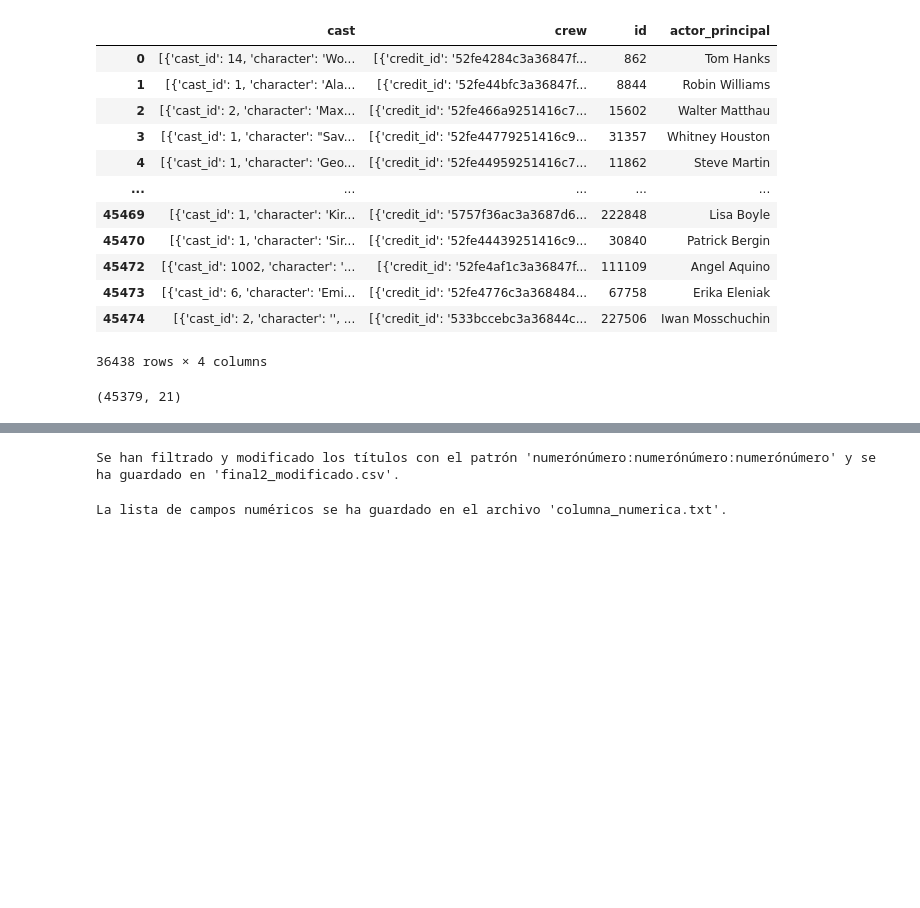
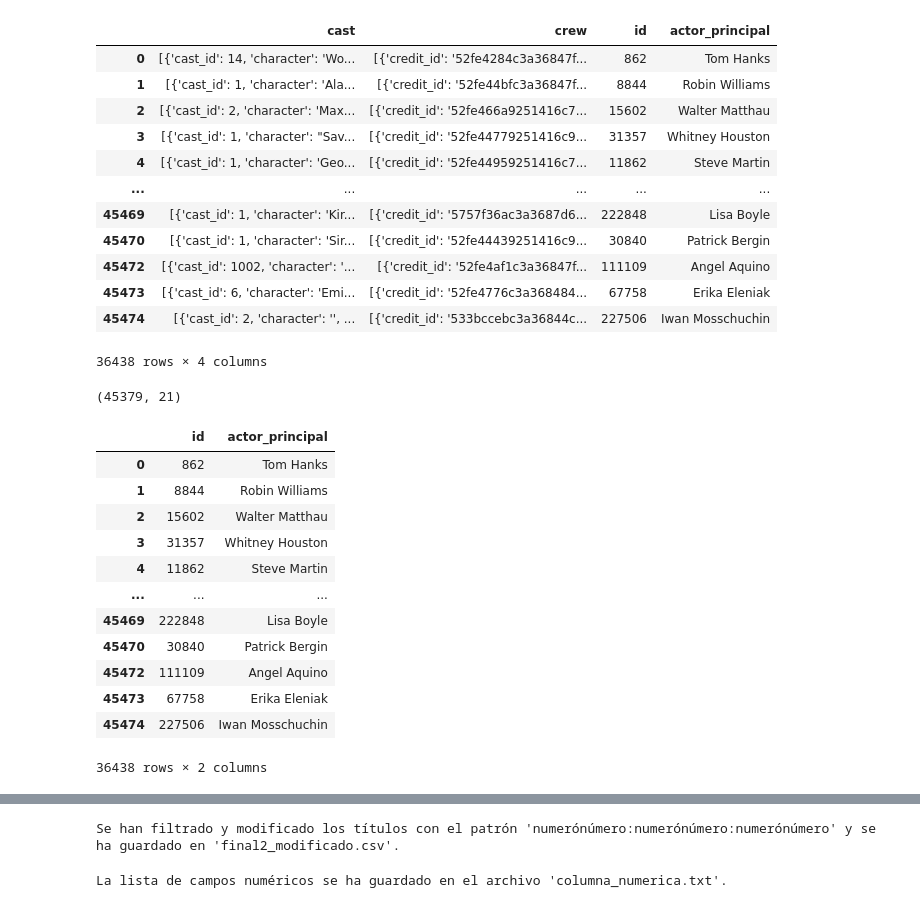
Before and after one commit to Faustoezquerra/Proyecto-individual-henry, a Jupyter notebook: 2_Otras_Transformaciones.ipynb, the cells around one changed output, grey strips where cells are left out. Drawn from its saved outputs; the diff is of its cells as text; code cells hidden in the pictures; blank space fills up the shorter version.

```diff
--- a/2_Otras_Transformaciones.ipynb
+++ b/2_Otras_Transformaciones.ipynb
@@ -473,5 +465,26 @@ df_actor_principal
 df.shape
 # %% [output]
 (45379, 21)
+# %%
+# Guardar el resultado en un nuevo archivo CSV
+df_actor_principal.to_csv('actor_principal.csv', columns=['actor_principal','id'], index=False, header=True)
+columnas_a_eliminar = ['cast', 'crew']
+df_actor_principal = df_actor_principal.drop(columnas_a_eliminar, axis=1)
+
+df_actor_principal
+# %% [output]
+|  | id | actor_principal |
+| 0 | 862 | Tom Hanks |
+| 1 | 8844 | Robin Williams |
+| 2 | 15602 | Walter Matthau |
+| 3 | 31357 | Whitney Houston |
+| 4 | 11862 | Steve Martin |
+| ... | ... | ... |
+| 45469 | 222848 | Lisa Boyle |
+| 45470 | 30840 | Patrick Bergin |
+| 45472 | 111109 | Angel Aquino |
+| 45473 | 67758 | Erika Eleniak |
+| 45474 | 227506 | Iwan Mosschuchin |
+36438 rows × 2 columns
 # %%
 # Asumiendo que ambos DataFrames tienen una columna 'id'
```
Also changed, not shown: parts of 6 cells of this notebook, 1 other file.
